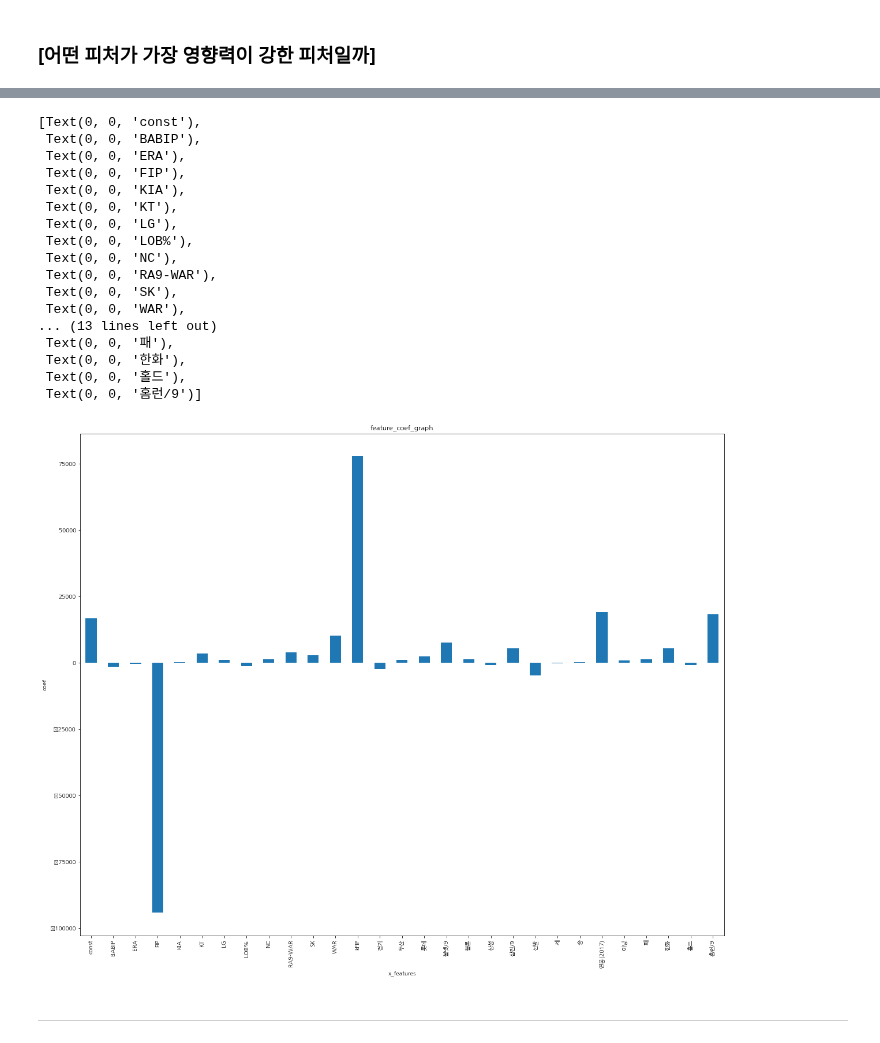
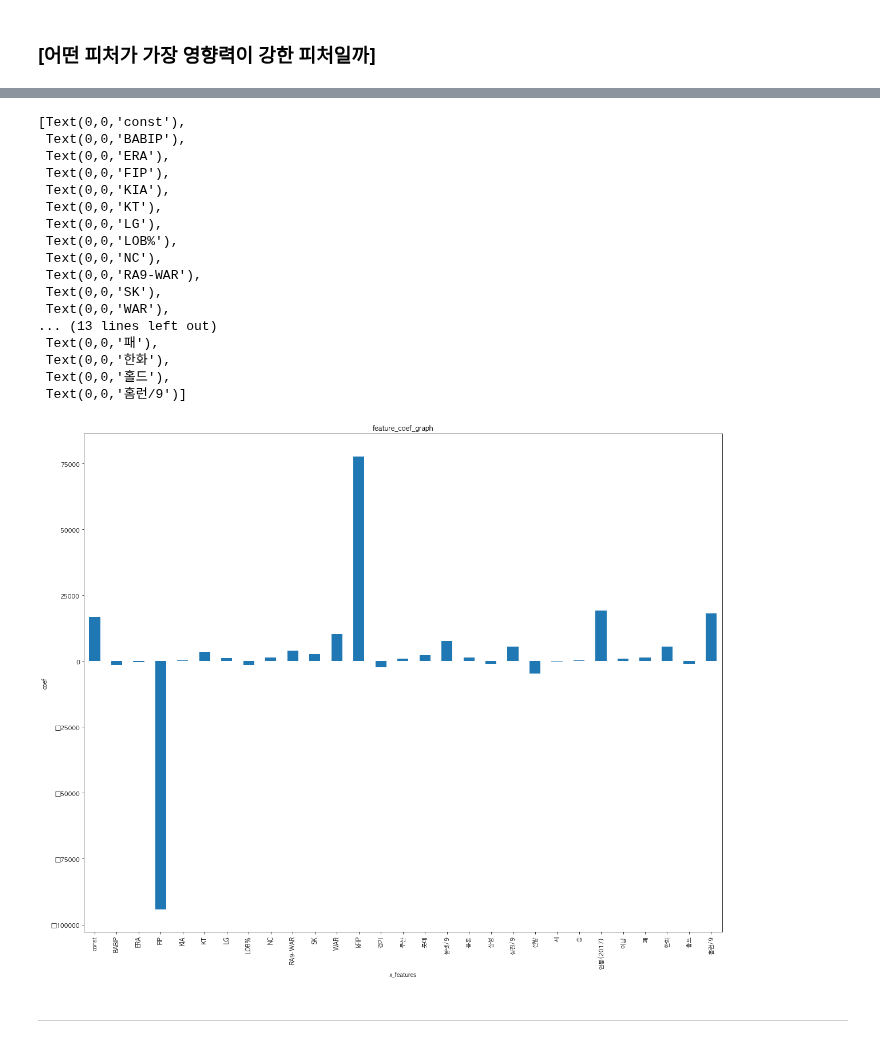
Before and after one commit to yoonkt200/python-data-analysis, a Jupyter notebook: chapter3/01-baseball-salary-prediction.ipynb, the cells around one changed output, grey strips where cells are left out. Saved outputs shown, nothing was run; the diff lists cells and outputs as text; code cells hidden in the pictures.

```diff
--- a/chapter3/01-baseball-salary-prediction.ipynb
+++ b/chapter3/01-baseball-salary-prediction.ipynb
@@ -305,41 +305,41 @@ Warnings:
 strong multicollinearity problems or that the design matrix is singular.
 # %%
 # 한글 출력을 위한 사전 설정 단계입니다.
-mpl.rc('font', family='NanumGothicOTF')
+mpl.rc('font', family='AppleGothic')
 plt.rcParams['figure.figsize'] = [20, 16]
 
 # 회귀 계수를 리스트로 반환합니다.
 coefs = model.params.tolist()
 coefs_series = pd.Series(coefs)
 
 # 변수명을 리스트로 반환합니다.
 x_labels = model.params.index.tolist()
 
 # 회귀 계수를 출력합니다.
 ax = coefs_series.plot(kind='bar')
 ax.set_title('feature_coef_graph')
 ax.set_xlabel('x_features')
 ax.set_ylabel('coef')
 ax.set_xticklabels(x_labels)
 # %% [output]
-[Text(0, 0, 'const'),
- Text(0, 0, 'BABIP'),
- Text(0, 0, 'ERA'),
- Text(0, 0, 'FIP'),
- Text(0, 0, 'KIA'),
- Text(0, 0, 'KT'),
- Text(0, 0, 'LG'),
- Text(0, 0, 'LOB%'),
- Text(0, 0, 'NC'),
- Text(0, 0, 'RA9-WAR'),
- Text(0, 0, 'SK'),
- Text(0, 0, 'WAR'),
+[Text(0,0,'const'),
+ Text(0,0,'BABIP'),
+ Text(0,0,'ERA'),
+ Text(0,0,'FIP'),
+ Text(0,0,'KIA'),
+ Text(0,0,'KT'),
+ Text(0,0,'LG'),
+ Text(0,0,'LOB%'),
+ Text(0,0,'NC'),
+ Text(0,0,'RA9-WAR'),
+ Text(0,0,'SK'),
+ Text(0,0,'WAR'),
 ... (13 lines left out)
- Text(0, 0, '패'),
- Text(0, 0, '한화'),
- Text(0, 0, '홀드'),
- Text(0, 0, '홈런/9')]
+ Text(0,0,'패'),
+ Text(0,0,'한화'),
+ Text(0,0,'홀드'),
+ Text(0,0,'홈런/9')]
-[figure, old version]
+[figure, new version]
 # %% [markdown]
 -----
 # %% [markdown]
```
Also changed, not shown: parts of 5 cells of this notebook, 2 other files.
